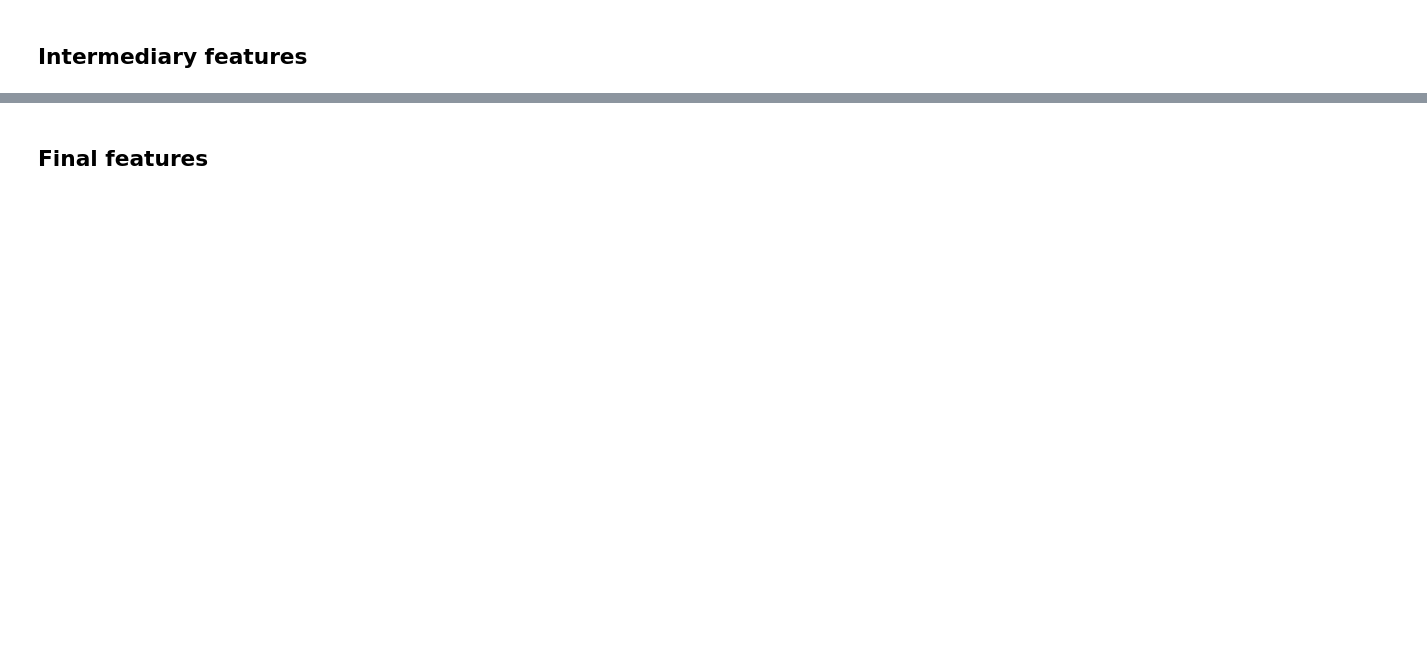
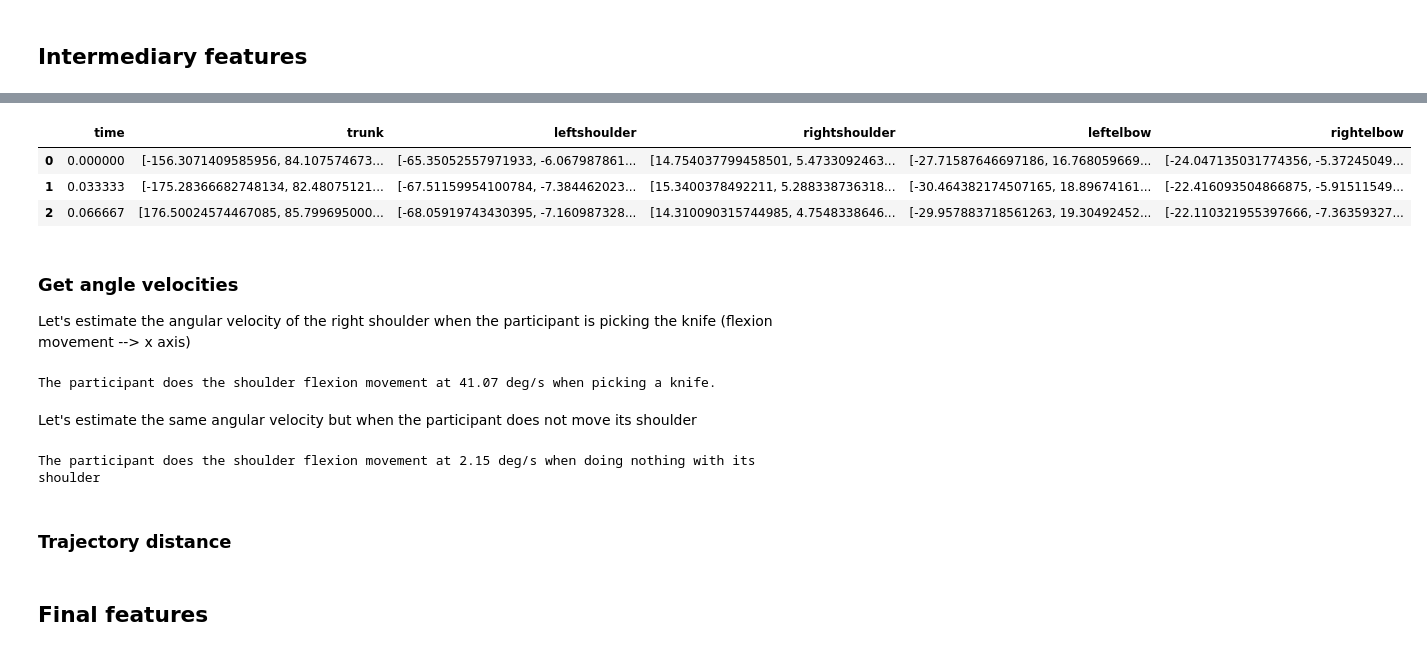
Before and after one commit to FranklinLeong/dexterity_assessment_CL, a Jupyter notebook: src/exploratory.ipynb, the cells around one changed output, grey strips where cells are left out. Drawn from its saved outputs; the diff is of its cells as text; code cells hidden in the pictures; blank space fills up the shorter version.

Commit message:
Add angle velocities function, first analysis

```diff
--- a/src/exploratory.ipynb
+++ b/src/exploratory.ipynb
@@ -134,0 +172,35 @@ period
+# %%
+#We only need these joint angles at the end
+keys = ['hips_angles', 'leftshoulder_angles', 'rightshoulder_angles', 'leftelbow_angles', 'rightelbow_angles']
+df_angles = pd.DataFrame()
+df_angles['time'] = df['time']
+
+for key in keys:
+    joint_angles = pd.DataFrame(filtered_kpts[key])
+    #to remove the "_angles"
+    df_angles[key[:-7]] = np.array(joint_angles.apply(np.array,1))*180/np.pi
+
+df_angles.rename(columns={'hips' : 'trunk'}, inplace = True)
+df_angles.head(3)
+# %% [output]
+|  | time | trunk | leftshoulder | rightshoulder | leftelbow | rightelbow |
+| 0 | 0.000000 | [-156.3071409585956, 84.107574673... | [-65.35052557971933, -6.067987861... | [14.754037799458501, 5.4733092463... | [-27.71587646697186, 16.768059669... | [-24.047135031774356, -5.37245049... |
+| 1 | 0.033333 | [-175.28366682748134, 82.48075121... | [-67.51159954100784, -7.384462023... | [15.3400378492211, 5.288338736318... | [-30.464382174507165, 18.89674161... | [-22.416093504866875, -5.91511549... |
+| 2 | 0.066667 | [176.50024574467085, 85.799695000... | [-68.05919743430395, -7.160987328... | [14.310090315744985, 4.7548338646... | [-29.957883718561263, 19.30492452... | [-22.110321955397666, -7.36359327... |
+# %% [markdown]
+### Get angle velocities
+Let's estimate the angular velocity of the right shoulder when the participant is picking the knife (flexion movement --> x axis)
+# %%
+w_shoulder_flex = angle_velocity(df_angles, 6, 7, name ='rightshoulder', axis = 0)
+print(f'The participant does the shoulder flexion movement at {w_shoulder_flex:.2f} deg/s when picking a knife.')
+# %% [output]
+The participant does the shoulder flexion movement at 41.07 deg/s when picking a knife.
+# %% [markdown]
+Let's estimate the same angular velocity but when the participant does not move its shoulder
+# %%
+w1_shoulder_flex = angle_velocity(df_angles, 70, 71, name='rightshoulder', axis = 0)
+print(f'The participant does the shoulder flexion movement at {w1_shoulder_flex:.2f} deg/s when doing nothing with its shoulder')
+# %% [output]
+The participant does the shoulder flexion movement at 2.15 deg/s when doing nothing with its shoulder
+# %% [markdown]
+### Trajectory distance
```
Also changed, not shown: parts of 18 cells of this notebook, 1 other file.
